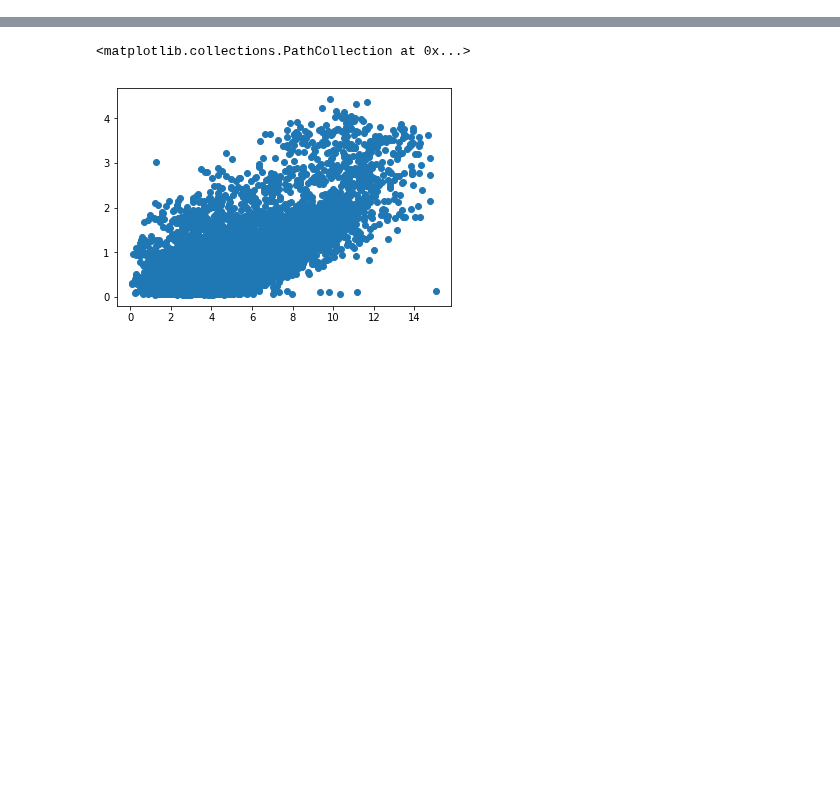
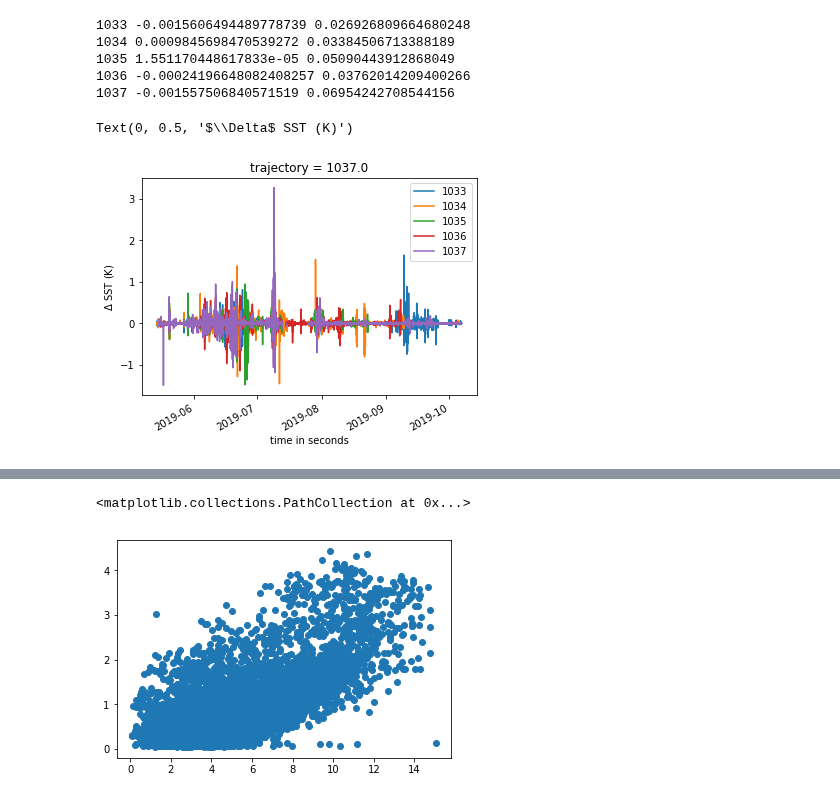
Before and after one commit to cgentemann/Saildrone, a Jupyter notebook: Arctic data plotting.ipynb, the cells around one changed output, grey strips where cells are left out. Cells and saved outputs as stored; diff of their text form; code cells hidden in the pictures; blank space fills up the shorter version.

```diff
--- a/Arctic data plotting.ipynb
+++ b/Arctic data plotting.ipynb
@@ -6 +96,25 @@ import matplotlib.pyplot as plt
+# %%
+adir = 'F:/data/cruise_data/saildrone/2019_arctic/daily_files/'
+strusv=[]
+for iusv in range(1033,1038):
+    file = adir + 'arctic_2019_sd'+str(iusv)+'-NRT-1_min-v1.nc'
+    ds = xr.open_dataset(file)
+    ds['spd']=np.sqrt(ds.UWND_MEAN**2+ds.VWND_MEAN**2)
+    #ds = ds.where(ds.SA_CTD_RBR_MEAN>20)
+    #ds = ds.where(ds.TEMP_SBE37_MEAN>20)
+    ds2 = ds.isel(time=slice(250,-1))
+    sdif=ds2.TEMP_SBE37_MEAN-ds2.TEMP_CTD_RBR_MEAN
+    ax=sdif.plot()
+    strusv.append(str(iusv))
+    print(iusv,sdif.mean().data,sdif.std().data)
+plt.legend(strusv)
+plt.ylabel('$\Delta$ SST (K)')
+# %% [output]
+1033 -0.0015606494489778739 0.026926809664680248
+1034 0.0009845698470539272 0.03384506713388189
+1035 1.551170448617833e-05 0.05090443912868049
+1036 -0.00024196648082408257 0.03762014209400266
+1037 -0.001557506840571519 0.06954242708544156
+Text(0, 0.5, '$\\Delta$ SST (K)')
+[figure, added]
 # %%
```
Also changed, not shown: parts of 15 cells of this notebook, 1 other file.
